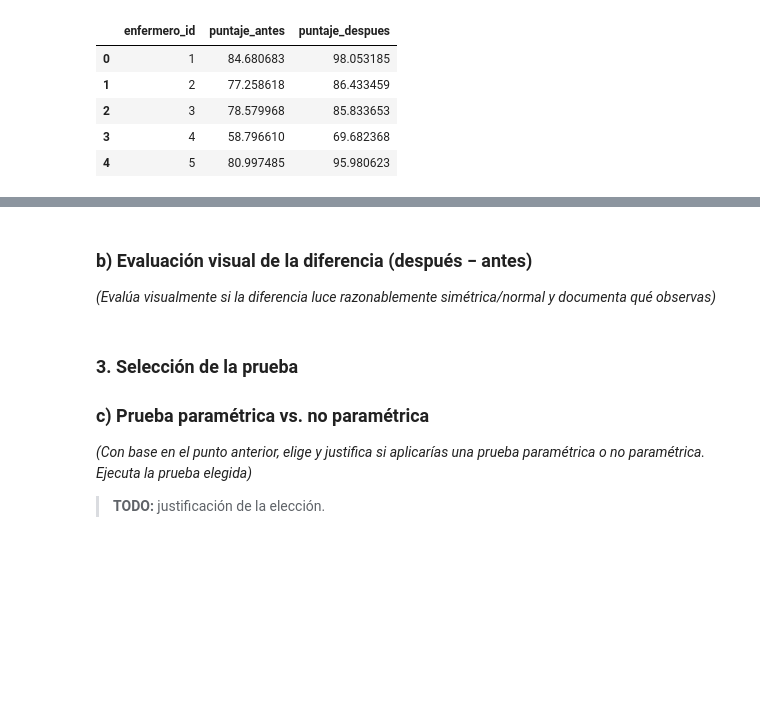
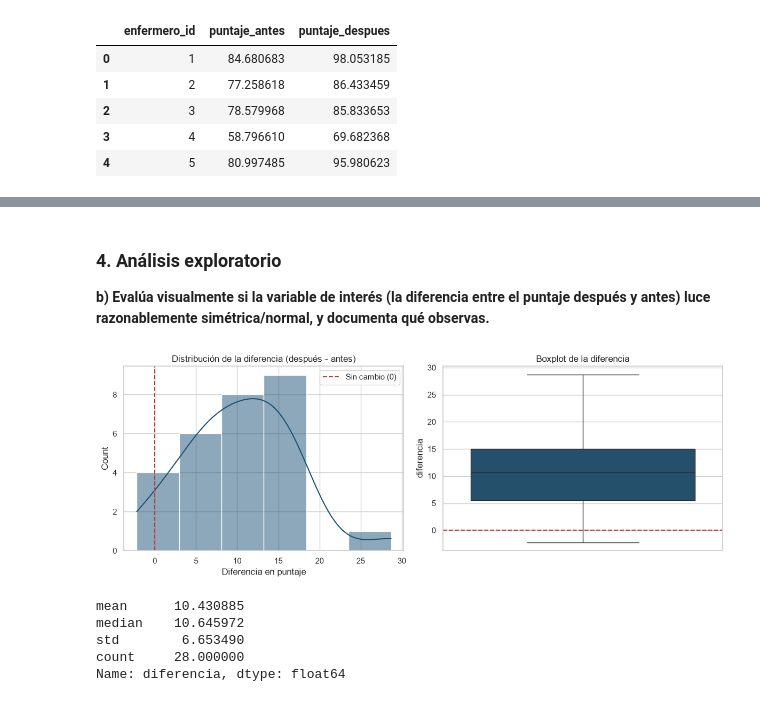
Before and after one commit to APES-M-JeissonS-JuanB/Sesion_3_Pruebas_de_hipotesis, a Jupyter notebook: Sanchez_Jeisson_y_Bogota_Juan_CasoEstudio_sesion3.ipynb, the cells around one changed output, grey strips where cells are left out. Saved outputs shown, nothing was run; the diff lists cells and outputs as text; code cells hidden in the pictures; blank space fills up the shorter version.

```diff
--- a/Sanchez_Jeisson_y_Bogota_Juan_CasoEstudio_sesion3.ipynb
+++ b/Sanchez_Jeisson_y_Bogota_Juan_CasoEstudio_sesion3.ipynb
@@ -487,4 +492,4 @@ _(Determina si las dos mediciones —antes/después— deben tratarse como muest
 # %% [markdown]
-### b) Evaluación visual de la diferencia (después − antes)
+### 4. Análisis exploratorio
 
-_(Evalúa visualmente si la diferencia luce razonablemente simétrica/normal y documenta qué observas)_
+**b) Evalúa visualmente si la variable de interés (la diferencia entre el puntaje después y antes) luce razonablemente simétrica/normal, y documenta qué observas.**
@@ -493,8 +495,0 @@ _(Evalúa visualmente si la diferencia luce razonablemente simétrica/normal y d
-# %% [markdown]
-### 3. Selección de la prueba
-
-### c) Prueba paramétrica vs. no paramétrica
-
-_(Con base en el punto anterior, elige y justifica si aplicarías una prueba paramétrica o no paramétrica. Ejecuta la prueba elegida)_
-
-> **TODO:** justificación de la elección.
@@ -502,0 +496,28 @@ _(Con base en el punto anterior, elige y justifica si aplicarías una prueba par
+# %%
+df_capacitacion["diferencia"] = df_capacitacion["puntaje_despues"] - df_capacitacion["puntaje_antes"]
+
+fig, axes = plt.subplots(1, 2, figsize=(12, 4.5))
+
+# Histograma de la diferencia
+sns.histplot(df_capacitacion["diferencia"], kde=True, ax=axes[0], color="#1a5276")
+axes[0].axvline(0, color="#c0392b", linestyle="--", label="Sin cambio (0)")
+axes[0].set_title("Distribución de la diferencia (después - antes)")
+axes[0].set_xlabel("Diferencia en puntaje")
+axes[0].legend()
+
+# Boxplot de la diferencia
+sns.boxplot(y=df_capacitacion["diferencia"], ax=axes[1], color="#1a5276")
+axes[1].axhline(0, color="#c0392b", linestyle="--")
+axes[1].set_title("Boxplot de la diferencia")
+
+plt.tight_layout()
+plt.show()
+
+print(df_capacitacion["diferencia"].agg(["mean", "median", "std", "count"]))
+# %% [output]
+[figure, added]
+mean      10.430885
+median    10.645972
+std        6.653490
+count     28.000000
+Name: diferencia, dtype: float64
```
Also changed, not shown: parts of 25 cells of this notebook.
